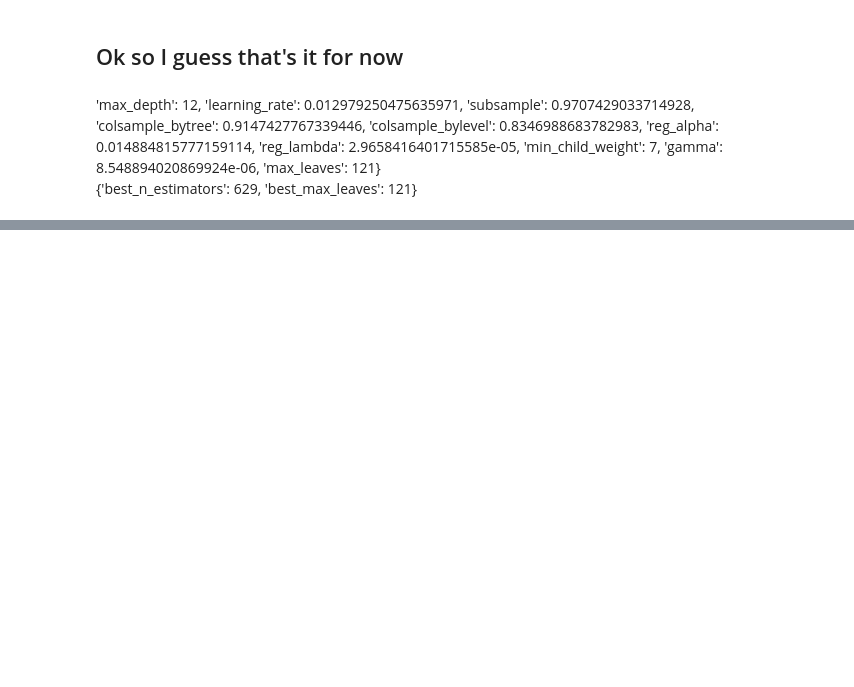
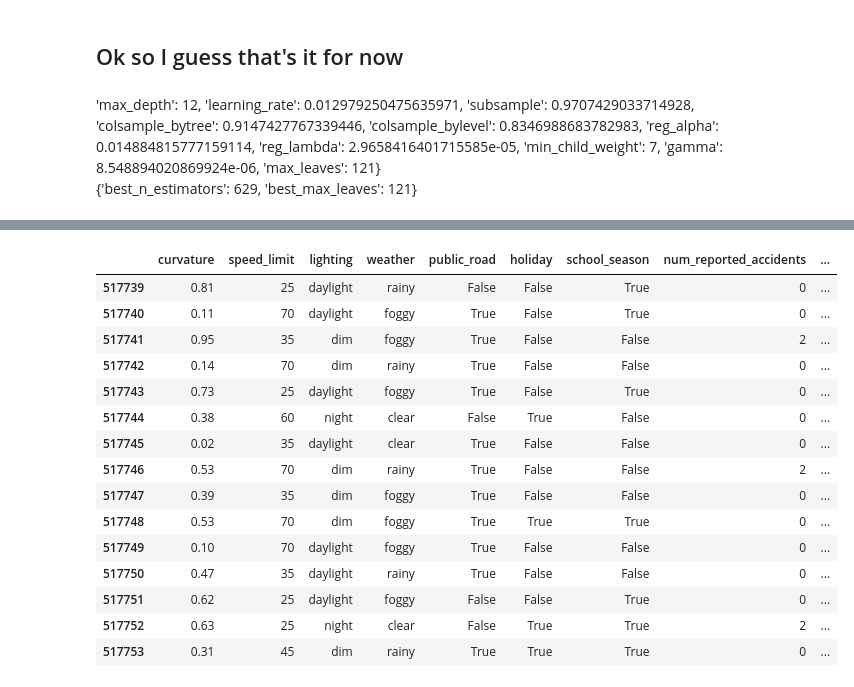
Before and after one commit to antlbn/Kaggle_competition_playground, a Jupyter notebook: road-accidents.ipynb, the cells around one changed output, grey strips where cells are left out. Cells and saved outputs as stored; diff of their text form; code cells hidden in the pictures; blank space fills up the shorter version.

```diff
--- a/road-accidents.ipynb
+++ b/road-accidents.ipynb
@@ -607,4 +1071,0 @@ X_test['speed_curature_ratio'] = X_test['curvature']/X_test['speed_limit']
-# %%
-for col in X_test.columns:
-    if X_test[col].dtype == 'object':
-         X_test[col] = X_test[col].astype('category')
@@ -630,0 +1106,2 @@ memory usage: 45.4 MB
+# %%
+X_test = preprocess_first_round(X_test)
@@ -664,0 +1155,51 @@ submission.to_csv("submission.csv", index=False)
+# %%
+# Identify feature
+cols = df.drop(columns=target).columns.tolist()
+
+# Categorical features
+cat = [col for col in cols if df[col].dtype in ["object","category"] and col != target]
+
+# Numerical features.   here i understand everything
+num = [col for col in cols if df[col].dtype not in ["object","category","bool"] and col not in ["id", target]]
+
+# Creating new features based on the frequency of numerical features
+df, X_test, new_num = create_frequency_features(df, X_test.copy(), cols, num, cat)
+
+# Preparing categorical features.
+df[cat], X_test[cat] = df[cat].astype("category"), X_test[cat].astype("category")
+
+# Mapping a column
+map_col = "num_reported_accidents"
+map_num_reported = {0:0, 1:0, 2:0, 3:2, 4:4, 5:3, 6:1, 7:0}
+df[map_col] = df[map_col].map(map_num_reported)
+X_test[map_col] = X_test[map_col].map(map_num_reported)
+
+# Dropping unnecessary columns
+remove = ["time_of_day", "num_lanes", "road_type", "road_signs_present", "id_freq"]
+df = df.drop(columns=remove)
+X_test = X_test.drop(columns=remove)
+
+# Dropping ID and duplicates
+df.drop(columns="id", inplace=True)
+df.drop_duplicates(inplace=True)
+# %%
+pd.set_option("display.max_columns", None)
+# %%
+df.tail(15)
+# %% [output]
+|  | curvature | speed_limit | lighting | weather | public_road | holiday | school_season | num_reported_accidents | ... |
+| 517739 | 0.81 | 25 | daylight | rainy | False | False | True | 0 | ... |
+| 517740 | 0.11 | 70 | daylight | foggy | True | False | True | 0 | ... |
+| 517741 | 0.95 | 35 | dim | foggy | True | False | False | 2 | ... |
+| 517742 | 0.14 | 70 | dim | rainy | True | False | False | 0 | ... |
+| 517743 | 0.73 | 25 | daylight | foggy | True | False | True | 0 | ... |
+| 517744 | 0.38 | 60 | night | clear | False | True | False | 0 | ... |
+| 517745 | 0.02 | 35 | daylight | clear | True | False | False | 0 | ... |
+| 517746 | 0.53 | 70 | dim | rainy | True | False | False | 2 | ... |
+| 517747 | 0.39 | 35 | dim | foggy | True | False | False | 0 | ... |
+| 517748 | 0.53 | 70 | dim | foggy | True | True | True | 0 | ... |
+| 517749 | 0.10 | 70 | daylight | foggy | True | False | False | 0 | ... |
+| 517750 | 0.47 | 35 | daylight | rainy | True | False | False | 0 | ... |
+| 517751 | 0.62 | 25 | daylight | foggy | False | False | True | 0 | ... |
+| 517752 | 0.63 | 25 | night | clear | False | True | True | 2 | ... |
+| 517753 | 0.31 | 45 | dim | rainy | True | True | True | 0 | ... |
```
Also changed, not shown: parts of 107 cells of this notebook.
